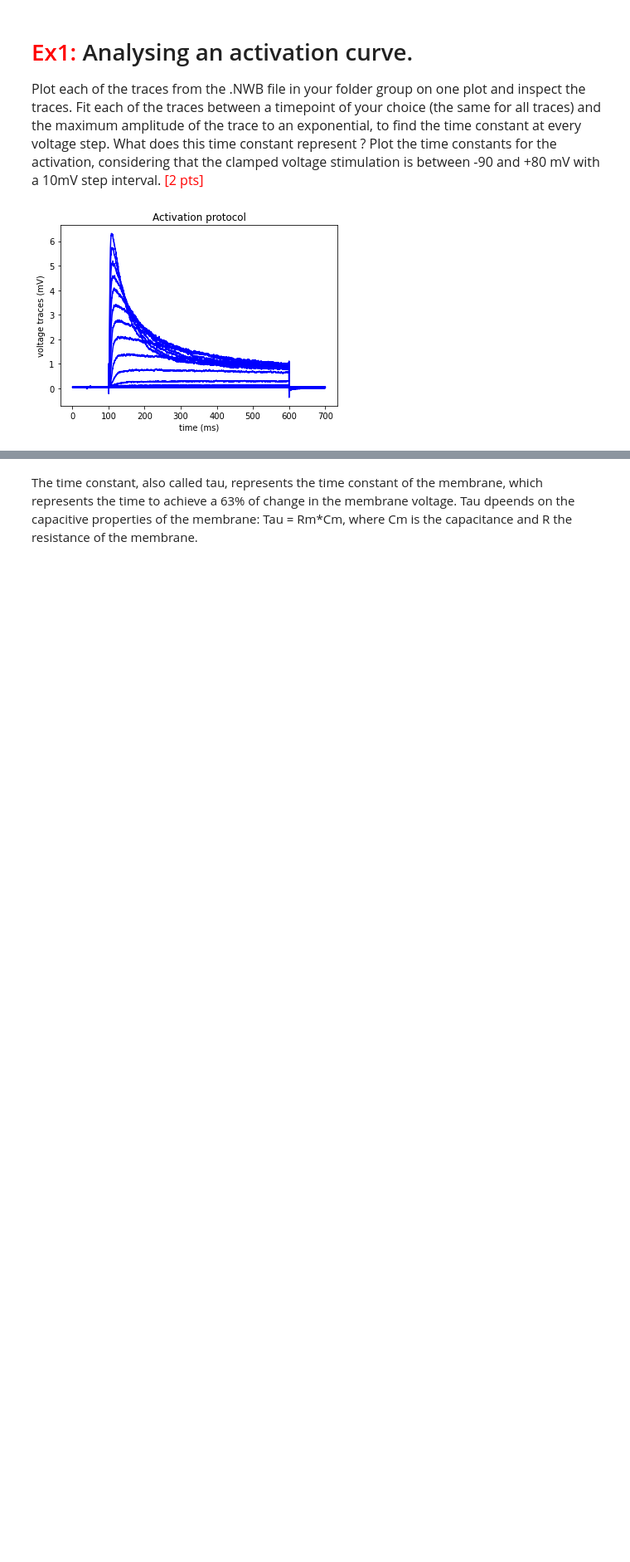
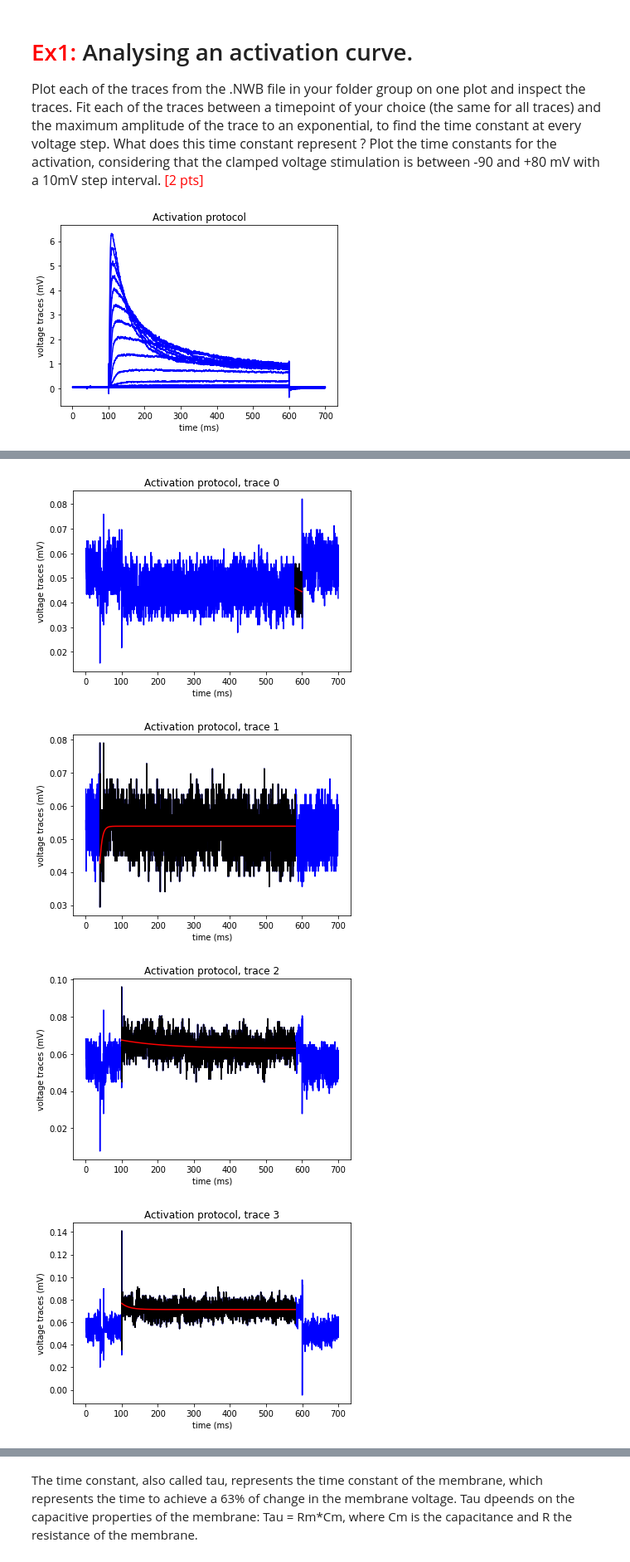
Before and after one commit to AlbrechtAlice/In-Silico-Neuroscience, a Jupyter notebook: Week3_HomeWork.ipynb, the cells around one changed output, grey strips where cells are left out. Shown at 83% size. Drawn from its saved outputs; the diff is of its cells as text; code cells hidden in the pictures; blank space fills up the shorter version.

```diff
--- a/Week3_HomeWork.ipynb
+++ b/Week3_HomeWork.ipynb
@@ -172,9 +115,0 @@ def curveFittingSingleExp(data, time):
-# %%
-start = 1200
-end = 5500
-
-data_t = np.transpose(data)
-i = 0
-for trace in data_t:
-    curveFittingSingleExp(trace[start:end], time[start:end,0])
-    i=i+1
@@ -194,0 +116,57 @@ for trace in data_t:
+# %%
+data_path = 'data/rCell7518.nwb'
+protocolName = 'Activation'
+repID = '1'
+
+def func_exp(x, a, b, tau):
+    return a + b*(1-np.exp(-x/tau))
+# %%
+# Open the file
+open_data = h5py.File(data_path, 'r')
+
+# Select on strings what do we want for ploting
+string_data = '/acquisition/timeseries/'+ protocolName + '/repetitions/repetition' + repID +'/data'
+string_xinterval = '/acquisition/timeseries/'+ protocolName + '/repetitions/repetition' + repID +'/x_interval'
+string_xstart = '/acquisition/timeseries/'+ protocolName + '/repetitions/repetition' + repID +'/x_start'
+
+# safe on different variables
+data = open_data[(string_data)]
+x_interval = open_data[(string_xinterval)]
+x_start = open_data[(string_xstart)]
+
+# create time vector in ms
+nRow, nCol = data.shape
+x_end = x_start[0] + x_interval[0]*(float(nRow - 1))
+time = np.linspace(x_start[0], x_end, nRow)*1000
+
+data_t = np.transpose(data)
+fixed_t = 5800
+i = 0
+tau_values = []
+
+for trace in data_t:
+    plt.figure()
+    plt.title('%s protocol, trace %s' %(protocolName,i))
+    plt.ylabel('voltage traces (mV)')
+    plt.xlabel('time (ms)')
+    plt.plot(time, trace, 'b')
+
+    # Find the max
+    max_trace = list(trace).index(max(trace))
+
+    # Plot the exponential curve
+    x_data = time[min(max_trace,fixed_t):max(max_trace,fixed_t),0]
+    y_data = trace[min(max_trace,fixed_t):max(max_trace,fixed_t)]
+    popt, pcov = curve_fit(func_exp, x_data, y_data, p0=[1, 100, 100])
+    tau_values.append(popt[2])
+    perr = np.sqrt(np.diag(pcov))
+    plt.plot(x_data,y_data,'k')
+    plt.plot(x_data, func_exp(x_data, popt[0], popt[1], popt[2]), '-r')
+    i = i + 1
+
+plt.show()
+# %% [output]
+[figure, added]
+[figure, added]
+[figure, added]
+[figure, added]
```
Also changed, not shown: parts of 13 cells of this notebook.
